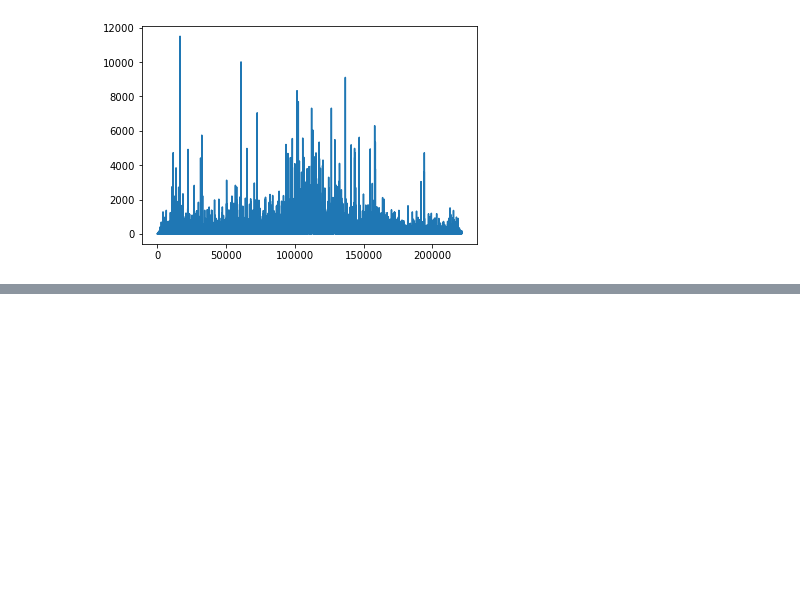
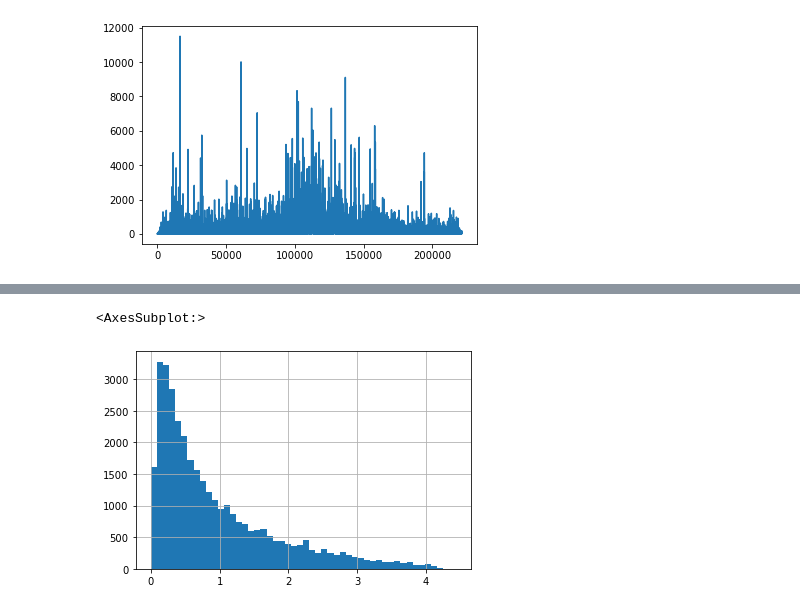
Before and after one commit to m-gaster/Twitter-Conspiracies, a Jupyter notebook: Geo Cross Referencing/Merging County Info.ipynb, the cells around one changed output, grey strips where cells are left out. Saved outputs shown, nothing was run; the diff lists cells and outputs as text; code cells hidden in the pictures; blank space fills up the shorter version.

```diff
--- a/Geo Cross Referencing/Merging County Info.ipynb
+++ b/Geo Cross Referencing/Merging County Info.ipynb
@@ -283,0 +333,5 @@ weeks_df
+# %%
+months_df[months_df['Outlier Score - Deaths']>0]['Outlier Score - Deaths'].hist(bins=50)
+# %% [output]
+<AxesSubplot:>
+[figure, added]
```
Also changed, not shown: parts of 24 cells of this notebook.
